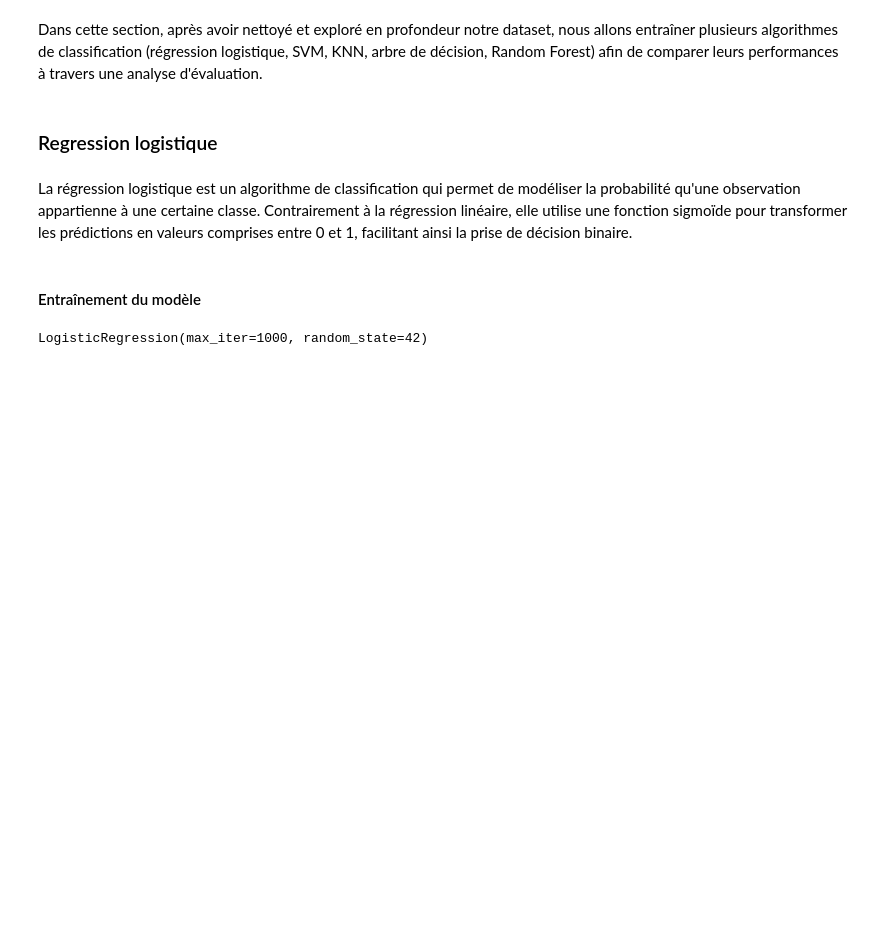
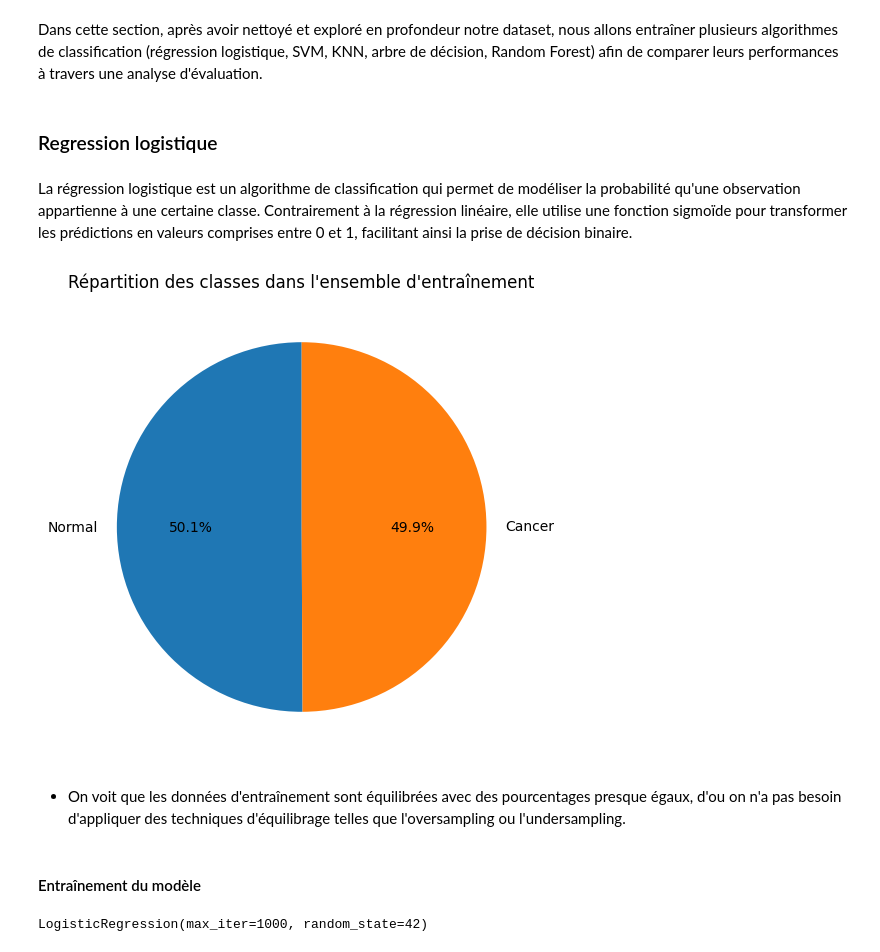
Before and after one commit to Laaliji/Colon-Cancer-Gene-Expression-Data-Classification-Analysis, a Jupyter notebook: TP1_Research.ipynb, the cells around one changed output. Saved outputs shown, nothing was run; the diff lists cells and outputs as text; code cells hidden in the pictures; blank space fills up the shorter version.

```diff
--- a/TP1_Research.ipynb
+++ b/TP1_Research.ipynb
@@ -218,6 +218,25 @@ Dans cette section, après avoir nettoyé et exploré en profondeur notre datase
 ### Regression logistique
 # %% [markdown]
 La régression logistique est un algorithme de classification qui permet de modéliser la probabilité qu'une observation appartienne à une certaine classe. Contrairement à la régression linéaire, elle utilise une fonction sigmoïde pour transformer les prédictions en valeurs comprises entre 0 et 1, facilitant ainsi la prise de décision binaire.
+# %%
+#Calculer les pourcentages de chaque classe colon_cancer
+total_samples = len(y_train)
+diabetes_counts = y_train.value_counts()
+percentage_diabetes = (diabetes_counts / total_samples) * 100
+
+#Données à présenter
+labels = ['Normal', 'Cancer']
+sizes = percentage_diabetes.values
+
+#Création du diagramme en camembert
+plt.figure(figsize=(6, 6))
+plt.pie(sizes, labels=labels, autopct='%1.1f%%', startangle=90)
+plt.title('Répartition des classes dans l\'ensemble d\'entraînement')
+plt.show()
+# %% [output]
+[figure, added]
+# %% [markdown]
+- On voit que les données d'entraînement sont équilibrées avec des pourcentages presque égaux, d'ou on n'a pas besoin d'appliquer des techniques d'équilibrage telles que l'oversampling ou l'undersampling.
 # %% [markdown]
 #### Entraînement du modèle
 # %%
```
Also changed, not shown: parts of 14 cells of this notebook.
